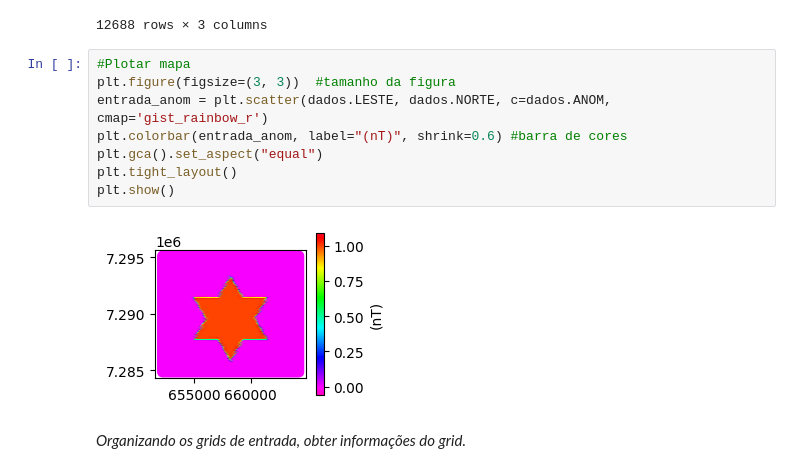
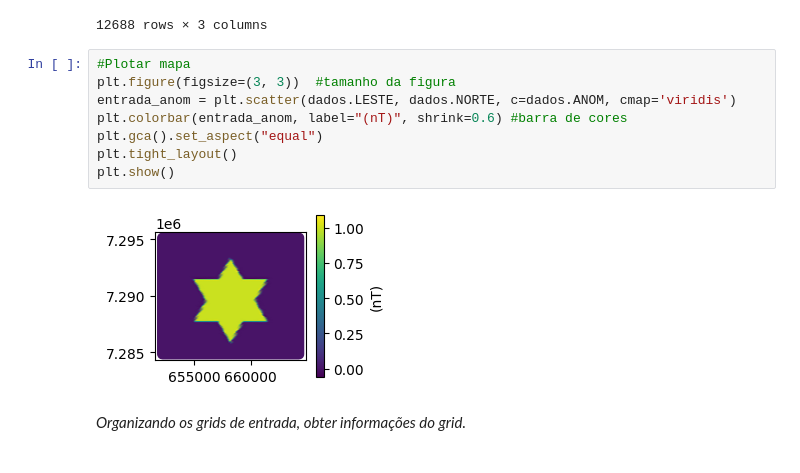
Before and after one commit to lszam/ensino, a Jupyter notebook: geof_filtros/geof_derivadas.ipynb, the cells around one changed output. Drawn from its saved outputs; the diff is of its cells as text.

```diff
--- a/geof_filtros/geof_derivadas.ipynb
+++ b/geof_filtros/geof_derivadas.ipynb
@@ -117,13 +118,13 @@ dados
 # %%
 #Plotar mapa
 plt.figure(figsize=(3, 3))  #tamanho da figura
-entrada_anom = plt.scatter(dados.LESTE, dados.NORTE, c=dados.ANOM, cmap='gist_rainbow_r')
+entrada_anom = plt.scatter(dados.LESTE, dados.NORTE, c=dados.ANOM, cmap='viridis')
 plt.colorbar(entrada_anom, label="(nT)", shrink=0.6) #barra de cores
 plt.gca().set_aspect("equal")
 plt.tight_layout()
 plt.show()
 # %% [output]
-[figure, old version]
+[figure, new version]
 # %% [markdown]
 *Organizando os grids de entrada, obter informações do grid.*
 # %%
```
Also changed, not shown: parts of 2 cells of this notebook, 13 other files.
